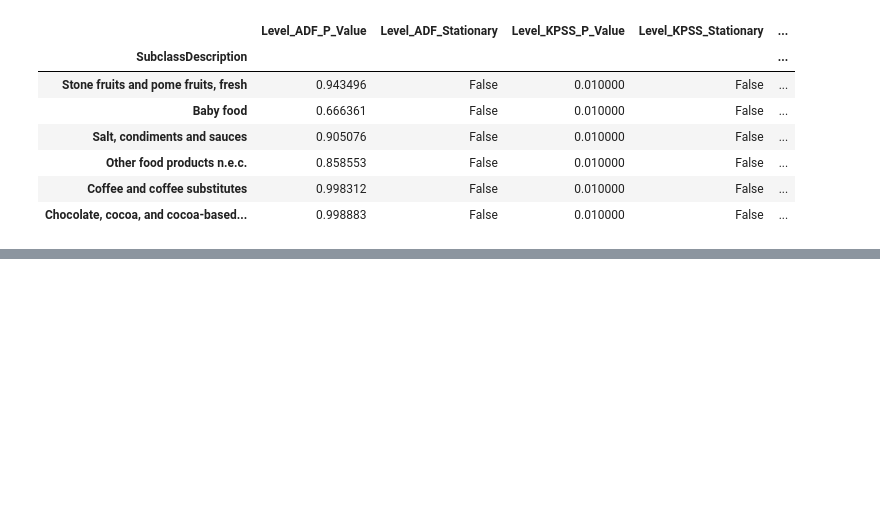
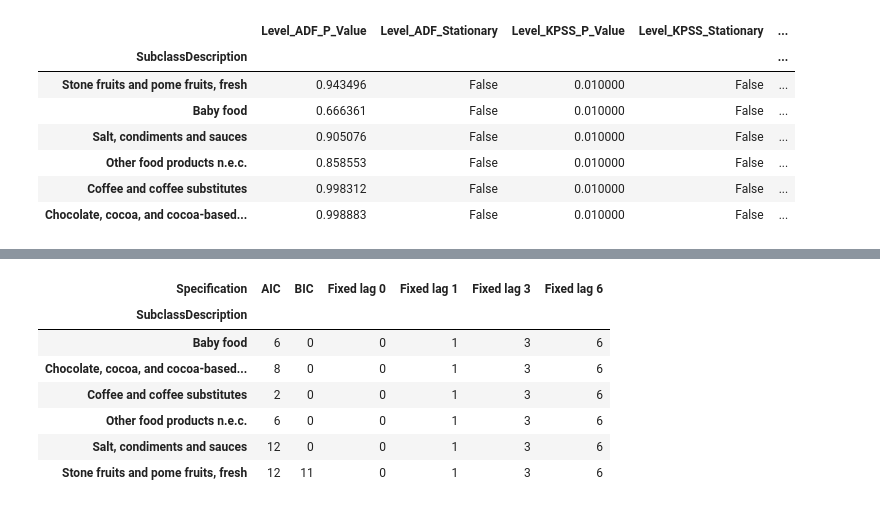
Before and after one commit to MasindiManaga/ERPT_ML_Research, a Jupyter notebook: notebooks/06_Econometric_Modelling.ipynb, the cells around one changed output, grey strips where cells are left out. Cells and saved outputs as stored; diff of their text form; code cells hidden in the pictures; blank space fills up the shorter version.

```diff
--- a/notebooks/06_Econometric_Modelling.ipynb
+++ b/notebooks/06_Econometric_Modelling.ipynb
@@ -514,0 +613,22 @@ food_price_series_for_review
+# %%
+# display lags used in each ADF specification
+adf_selected_lags = (
+    adf_robustness_results
+    .pivot(
+        index="SubclassDescription",
+        columns="Specification",
+        values="Selected_Lags"
+    )
+    .reindex(columns=adf_specifications.keys())
+)
+
+adf_selected_lags
+# %% [output]
+| Specification | AIC | BIC | Fixed lag 0 | Fixed lag 1 | Fixed lag 3 | Fixed lag 6 |
+| SubclassDescription |  |  |  |  |  |  |
+| Baby food | 6 | 0 | 0 | 1 | 3 | 6 |
+| Chocolate, cocoa, and cocoa-based... | 8 | 0 | 0 | 1 | 3 | 6 |
+| Coffee and coffee substitutes | 2 | 0 | 0 | 1 | 3 | 6 |
+| Other food products n.e.c. | 6 | 0 | 0 | 1 | 3 | 6 |
+| Salt, condiments and sauces | 12 | 0 | 0 | 1 | 3 | 6 |
+| Stone fruits and pome fruits, fresh | 12 | 11 | 0 | 1 | 3 | 6 |
```
Also changed, not shown: parts of 13 cells of this notebook.
